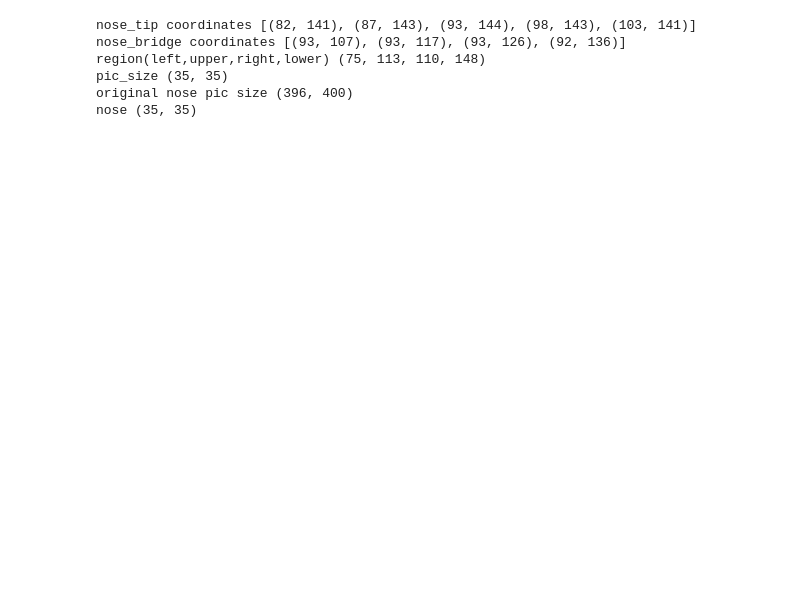
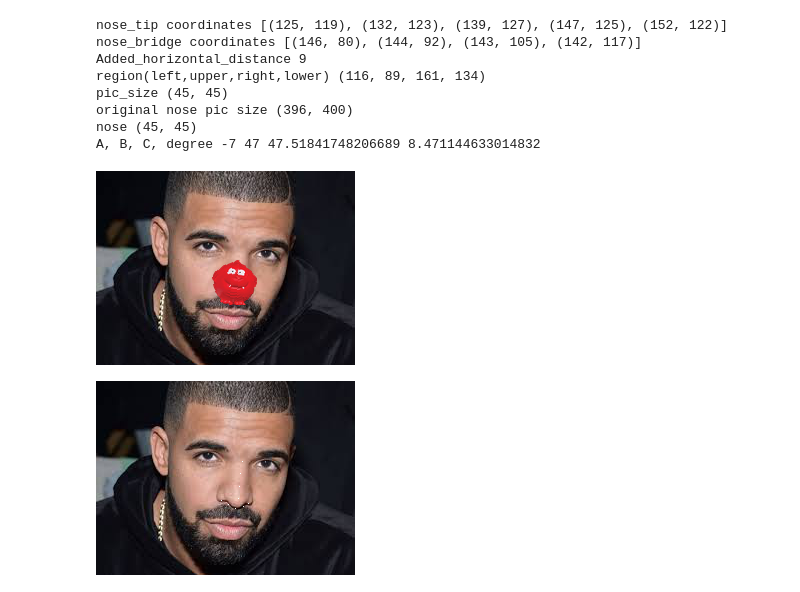
Before and after one commit to Christian-Huynh/Comic_relief, a Jupyter notebook: face_recognition.ipynb, the cells around one changed output. Drawn from its saved outputs; the diff is of its cells as text; code cells hidden in the pictures; blank space fills up the shorter version.

Commit message:
Size adjustment & rotation
Nose size adjustment now dependent on face size
Rotation included when the picture is not straight

```diff
--- a/face_recognition.ipynb
+++ b/face_recognition.ipynb
@@ -2,10 +2,11 @@
 from PIL import Image, ImageDraw
 import face_recognition
 import math, cv2, numpy as np
+from math import acos, degrees, sqrt
 
 # Load the jpg file into a numpy array
 # Choose a picture 'richard_curtis.jpg' 'rihanna.jpg' 'ryan_gosling.jpg' 'arnie.jpg' 'drake.jpg' 'kim_kardashian'
-image = face_recognition.load_image_file("arnie.jpg")
+image = face_recognition.load_image_file("drake.jpg")
 # Choose a noise 'sniffer.png' 'sourcerer.png' 'teeth.png' 'viking.png' 'cook.png' 'djboogy.png' 'drnose.png' 'owl.png'
 nose_pic = Image.open('teeth.png', mode='r')
 
@@ -14,45 +15,72 @@ face_landmarks_list = face_recognition.face_landmarks(image)
 
 for face_landmarks in face_landmarks_list:
     pil_image = Image.fromarray(image)
-    d = ImageDraw.Draw(pil_image, 'RGBA')
+    pil_image2 = Image.fromarray(image)
+    d = ImageDraw.Draw(pil_image2, 'RGBA')
+
+    # Setting point to assess performance
+    d.point(face_landmarks['nose_tip'], fill=None)
+    d.point(face_landmarks['nose_bridge'], fill=None)
 
 print('nose_tip coordinates',face_landmarks['nose_tip'])
 print('nose_bridge coordinates',face_landmarks['nose_bridge'])
 
+# Adjustment to region size
+Added_horizontal_distance = int((face_landmarks['nose_tip'][4][0] - face_landmarks['nose_tip'][0][0])*0.35)
+print('Added_horizontal_distance',Added_horizontal_distance )
+Added_vertical_distance = int((face_landmarks['nose_bridge'][3][1] - face_landmarks['nose_bridge'][0][1])*0.20)
+
 # left part of the nose tip, adding -5 as the picture of the nose is smaller than picture size
-left = face_landmarks['nose_tip'][0][0] -7
+left = face_landmarks['nose_tip'][0][0] - Added_horizontal_distance
 # right part of the nose tip, adding +5 as the picture of the nose is smaller than picture size
-right = face_landmarks['nose_tip'][4][0] +7
+right = face_landmarks['nose_tip'][4][0] + Added_horizontal_distance
 # lower part of the nose bridge
-lower = face_landmarks['nose_tip'][2][1] +4
+lower = face_landmarks['nose_tip'][2][1] +Added_vertical_distance
 # upper part of the nose bridge, based on lower ground as nose picture is a square
 upper = lower - (right-left)
 
 
 region = (left,upper,right,lower)
 print('region(left,upper,right,lower)', region)
 
 #resizing nose_pic to fit region size
 
 new_w = right-left
 new_h = new_w
 #new_h = lower-upper
 print("pic_size",(new_w,new_h))
 
 print('original nose pic size', nose_pic.size)
 
 nose_pic = nose_pic.resize((new_w, new_h), Image.ANTIALIAS)
 test = nose_pic.size
 print('nose',test)
 
+# Adjust pic to rotate with original picture
+A = lower = face_landmarks['nose_tip'][2][0] - face_landmarks['nose_bridge'][0][0]
+B = lower = face_landmarks['nose_tip'][2][1] - face_landmarks['nose_bridge'][0][1]
+C = sqrt(A**2 + B**2)
+degree = degrees(acos((B / C)))
+print('A, B, C, degree', A, B, C, degree)
+nose_pic = nose_pic.rotate(-degree)
+
 # Paste nose to picture
 pil_image.paste(nose_pic, box=region,mask=nose_pic )
 
-pil_image.show()
+
+#pil_image.show()
+#pil_image2.show()
+
+from IPython.display import HTML, display
+display(pil_image, pil_image2)
 # %% [output]
-nose_tip coordinates [(82, 141), (87, 143), (93, 144), (98, 143), (103, 141)]
-nose_bridge coordinates [(93, 107), (93, 117), (93, 126), (92, 136)]
-region(left,upper,right,lower) (75, 113, 110, 148)
-pic_size (35, 35)
+nose_tip coordinates [(125, 119), (132, 123), (139, 127), (147, 125), (152, 122)]
+nose_bridge coordinates [(146, 80), (144, 92), (143, 105), (142, 117)]
+Added_horizontal_distance 9
+region(left,upper,right,lower) (116, 89, 161, 134)
+pic_size (45, 45)
 original nose pic size (396, 400)
-nose (35, 35)
+nose (45, 45)
+A, B, C, degree -7 47 47.51841748206689 8.471144633014832
+[figure, added]
+[figure, added]
```
Also changed, not shown: 1 other file.
